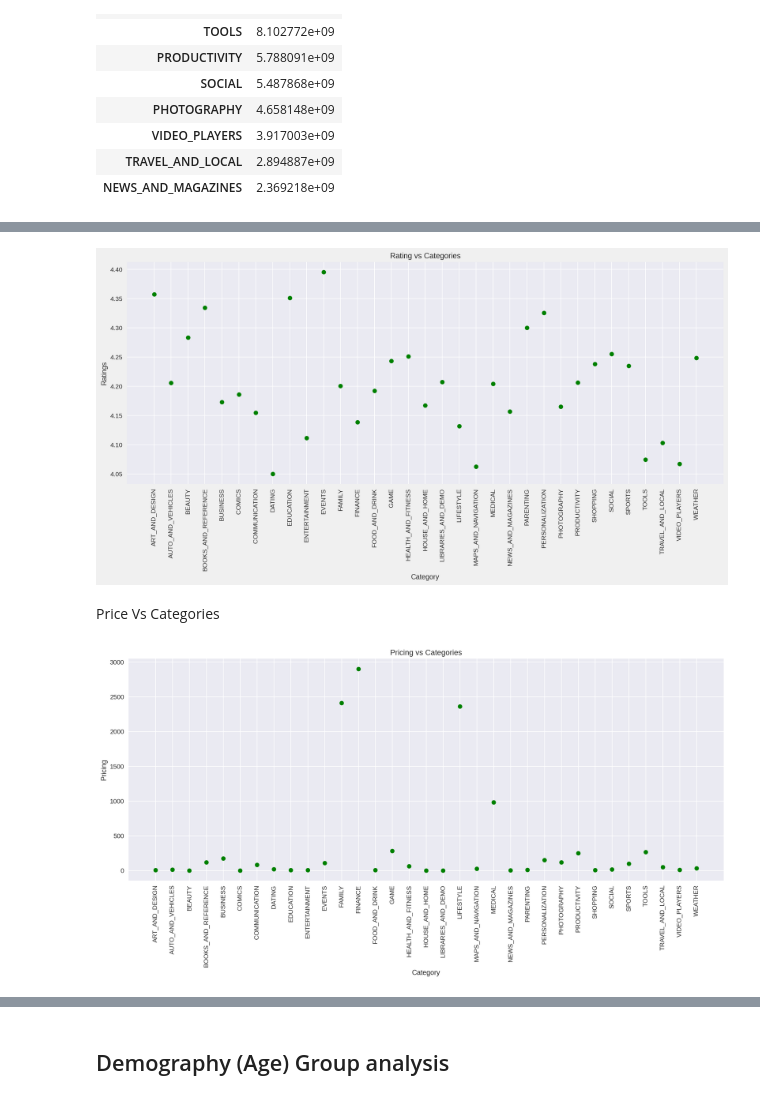
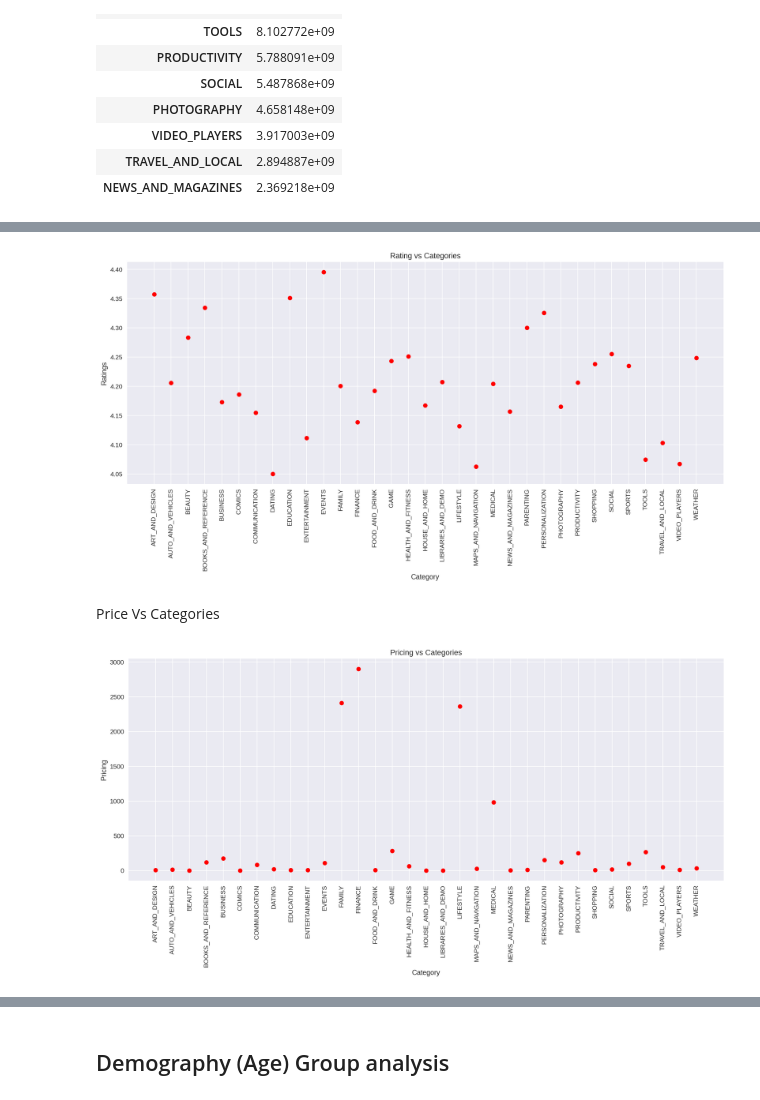
Before and after one commit to himanshu683663/Capstone_project_1_EDA_Play_Store_App_Analysis, a Jupyter notebook: Capstone_Project_(EDA)_Play_store_App_Review.ipynb, the cells around one changed output, grey strips where cells are left out. Cells and saved outputs as stored; diff of their text form; code cells hidden in the pictures.

```diff
--- a/Capstone_Project_(EDA)_Play_store_App_Review.ipynb
+++ b/Capstone_Project_(EDA)_Play_store_App_Review.ipynb
@@ -511,31 +515,31 @@ plt.show()
 # %%
-#plt.style.use('fivethirtyeight')
+# Category vs Rating
 
 plt.figure(figsize = (15,6),dpi = 150)
 plt.style.use('seaborn')
-plt.plot(x,'ro', color='green')
+plt.plot(x,'ro', color='red')
 plt.xticks(rotation = 90)
 plt.title('Rating vs Categories')
 plt.xlabel('Category')
 plt.ylabel('Ratings')
 plt.show()
 # %% [output]
-[figure, old version]
+[figure, new version]
 # %% [markdown]
 Price Vs Categories
 # %%
-#plt.style.use('fivethirtyeight')
+#Price vs Categories
 
 plt.figure(figsize = (15,6),dpi = 200)
 plt.style.use('seaborn')
-plt.plot(y,'ro', color='green')
+plt.plot(y,'ro', color='red')
 plt.xticks(rotation = 90)
 plt.title('Pricing vs Categories')
 plt.xlabel('Category')
 plt.ylabel('Pricing')
 plt.show()
 # %% [output]
-[figure, old version]
+[figure, new version]
 # %%
 plt.style.use('fivethirtyeight')
 
```
Also changed, not shown: parts of 39 cells of this notebook.
